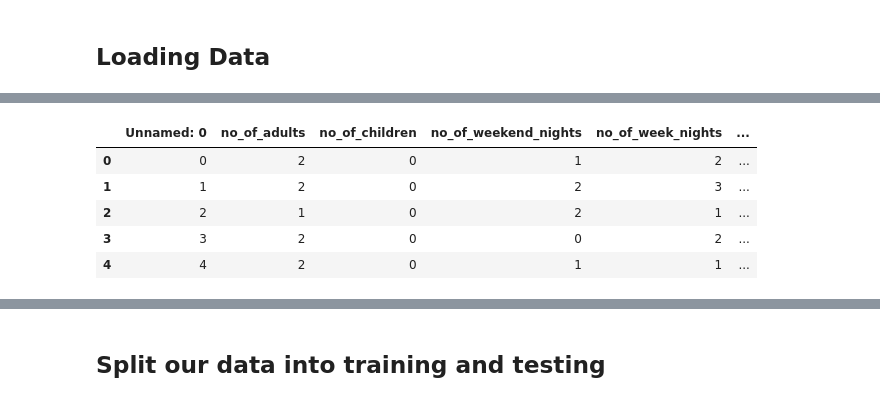
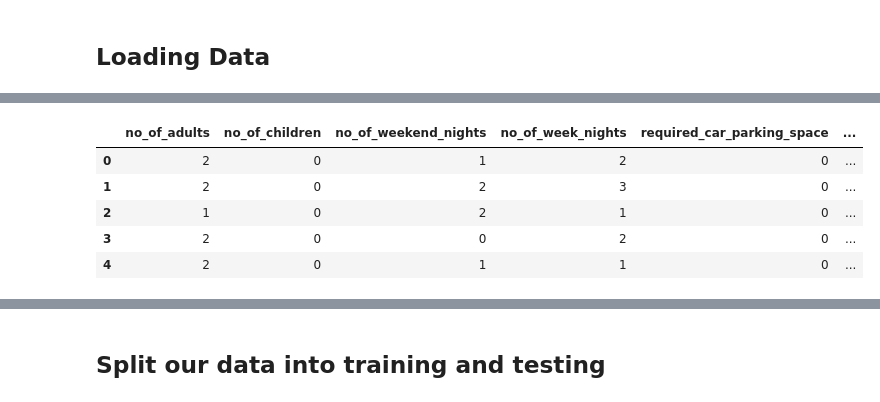
Before and after one commit to domivillacis/Hotel_reservations_analysis, a Jupyter notebook: Market_segment_prediction.ipynb, the cells around one changed output, grey strips where cells are left out. Saved outputs shown, nothing was run; the diff lists cells and outputs as text; code cells hidden in the pictures.

```diff
--- a/Market_segment_prediction.ipynb
+++ b/Market_segment_prediction.ipynb
@@ -10,5 +11,6 @@ from sklearn.metrics import accuracy_score
 # %%
 file = ('Resources/clean_hotel_dataset.csv')
 segment_df = pd.read_csv(file)
+segment_df.reset_index(inplace=True, drop=True)
 segment_df.head()
 # %% [output]
@@ -20,0 +23,5 @@ segment_df.head()
+# %%
+le = LabelEncoder()
+segment_encoded = segment_df.copy()
+segment_encoded['market_segment_type'] = le.fit_transform(segment_encoded['market_segment_type'])
+segment_encoded.head()
@@ -21,11 +35,11 @@ segment_df.head()
 # %%
-y = segment_df["market_segment_type"]
-X = segment_df.drop(columns=["Booking_ID","room_type_reserved","market_segment_type","booking_status"])
+y = segment_encoded["market_segment_type"]
+X = segment_encoded.drop(columns=["Booking_ID","room_type_reserved","market_segment_type","booking_status",])
 X.head()
 # %% [output]
-|  | Unnamed: 0 | no_of_adults | no_of_children | no_of_weekend_nights | no_of_week_nights | ... |
-| 0 | 0 | 2 | 0 | 1 | 2 | ... |
-| 1 | 1 | 2 | 0 | 2 | 3 | ... |
-| 2 | 2 | 1 | 0 | 2 | 1 | ... |
-| 3 | 3 | 2 | 0 | 0 | 2 | ... |
-| 4 | 4 | 2 | 0 | 1 | 1 | ... |
+|  | no_of_adults | no_of_children | no_of_weekend_nights | no_of_week_nights | required_car_parking_space | ... |
+| 0 | 2 | 0 | 1 | 2 | 0 | ... |
+| 1 | 2 | 0 | 2 | 3 | 0 | ... |
+| 2 | 1 | 0 | 2 | 1 | 0 | ... |
+| 3 | 2 | 0 | 0 | 2 | 0 | ... |
+| 4 | 2 | 0 | 1 | 1 | 0 | ... |
```
Also changed, not shown: parts of 7 cells of this notebook.
